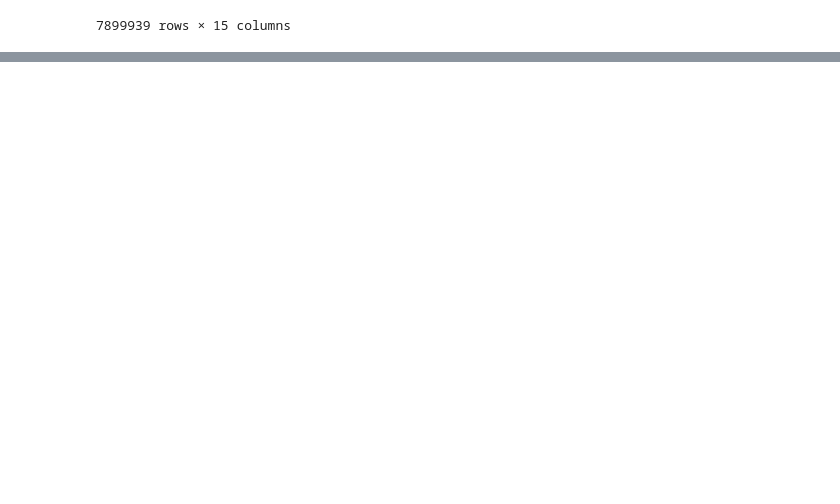
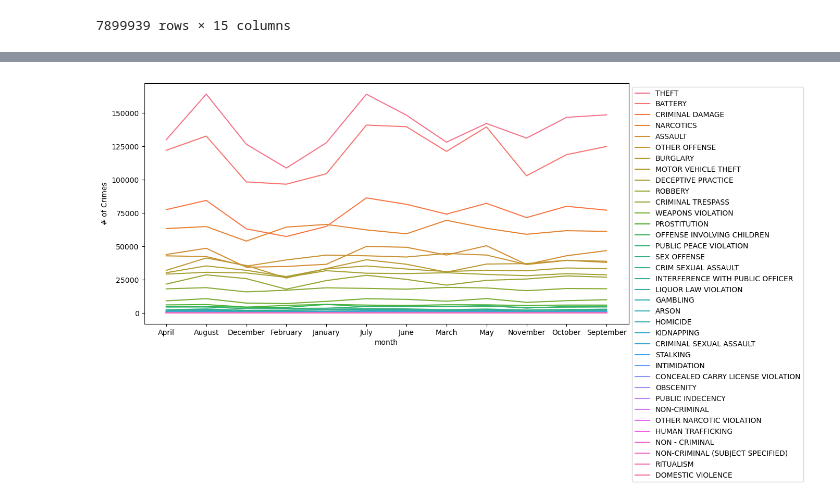
Before and after one commit to valmazan/Project-4---Part-1, a Jupyter notebook: Project 4 - Part 1.ipynb, the cells around one changed output, grey strips where cells are left out. Drawn from its saved outputs; the diff is of its cells as text; code cells hidden in the pictures; blank space fills up the shorter version.

```diff
--- a/Project 4 - Part 1.ipynb
+++ b/Project 4 - Part 1.ipynb
@@ -503,0 +615,7 @@ NameError: name 'crime_df' is not defined
+# %%
+fig, ax = plt.subplots(figsize=(12,6))
+sns.lineplot(data= plot_df, x='month',y='# of Crimes',markers=True,
+                  hue='Primary Type',ax=ax,)
+ax.legend(bbox_to_anchor=[1,1]);
+# %% [output]
+[figure, added]
```
Also changed, not shown: parts of 14 cells of this notebook.
